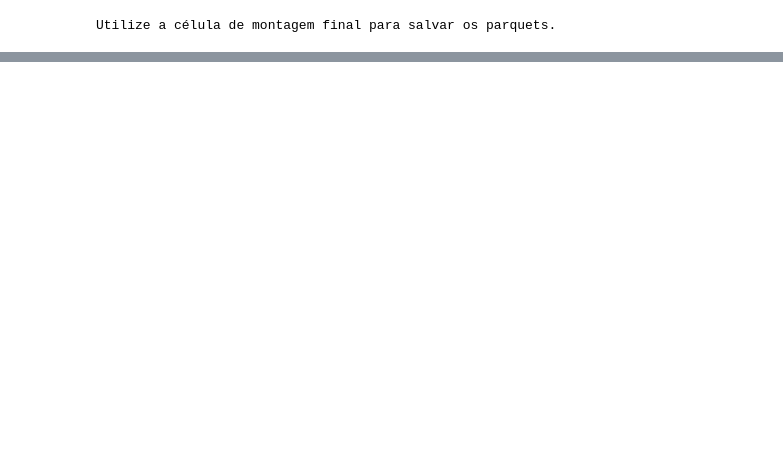
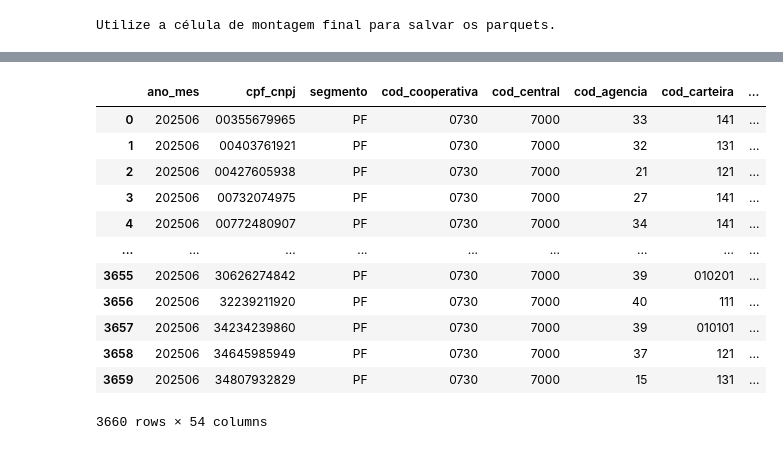
Before and after one commit to muxeres/girosintornillo, a Jupyter notebook: novoGiro_principalidade.ipynb, the cells around one changed output, grey strips where cells are left out. Drawn from its saved outputs; the diff is of its cells as text; code cells hidden in the pictures; blank space fills up the shorter version.

```diff
--- a/novoGiro_principalidade.ipynb
+++ b/novoGiro_principalidade.ipynb
@@ -568,0 +485,16 @@ KeyError: 'gestor'
+# %%
+base_princ
+# %% [output]
+|  | ano_mes | cpf_cnpj | segmento | cod_cooperativa | cod_central | cod_agencia | cod_carteira | ... |
+| 0 | 202506 | 00355679965 | PF | 0730 | 7000 | 33 | 141 | ... |
+| 1 | 202506 | 00403761921 | PF | 0730 | 7000 | 32 | 131 | ... |
+| 2 | 202506 | 00427605938 | PF | 0730 | 7000 | 21 | 121 | ... |
+| 3 | 202506 | 00732074975 | PF | 0730 | 7000 | 27 | 141 | ... |
+| 4 | 202506 | 00772480907 | PF | 0730 | 7000 | 34 | 141 | ... |
+| ... | ... | ... | ... | ... | ... | ... | ... | ... |
+| 3655 | 202506 | 30626274842 | PF | 0730 | 7000 | 39 | 010201 | ... |
+| 3656 | 202506 | 32239211920 | PF | 0730 | 7000 | 40 | 111 | ... |
+| 3657 | 202506 | 34234239860 | PF | 0730 | 7000 | 39 | 010101 | ... |
+| 3658 | 202506 | 34645985949 | PF | 0730 | 7000 | 37 | 121 | ... |
+| 3659 | 202506 | 34807932829 | PF | 0730 | 7000 | 15 | 131 | ... |
+3660 rows × 54 columns
```
Also changed, not shown: parts of 14 cells of this notebook, 1 other file.
